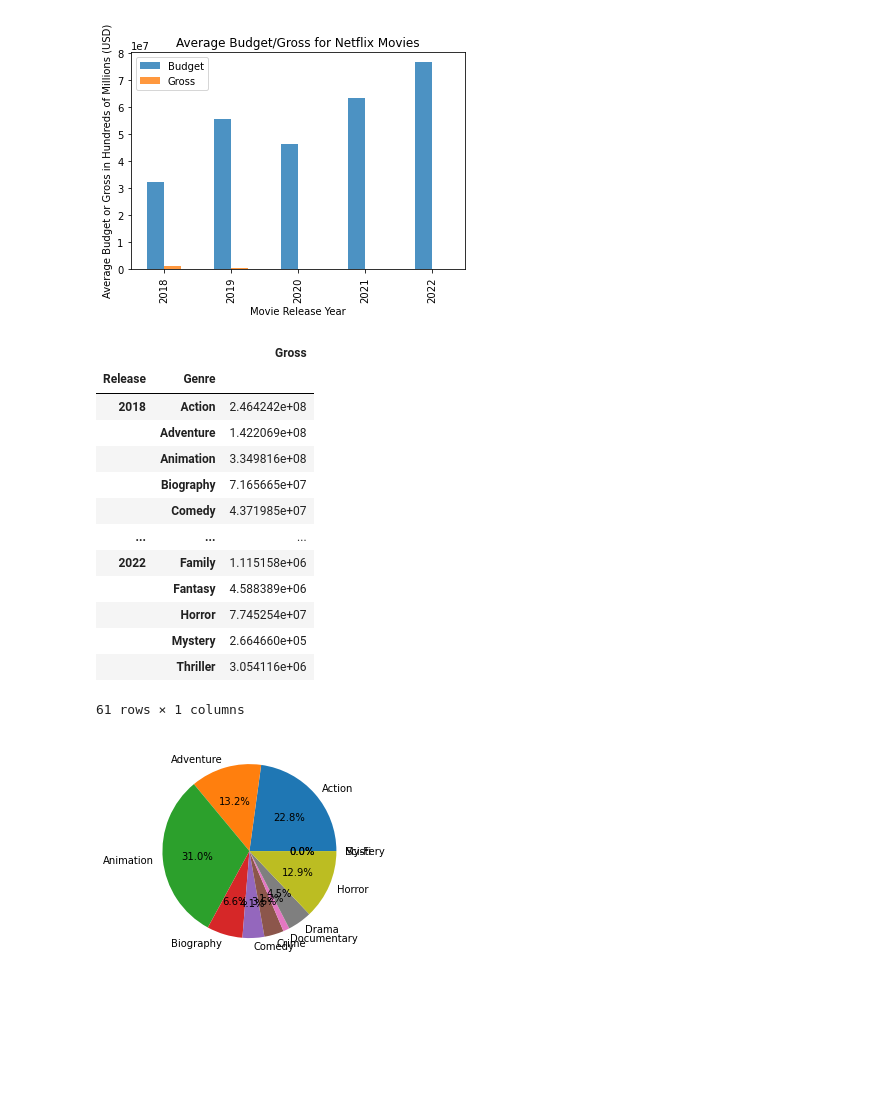
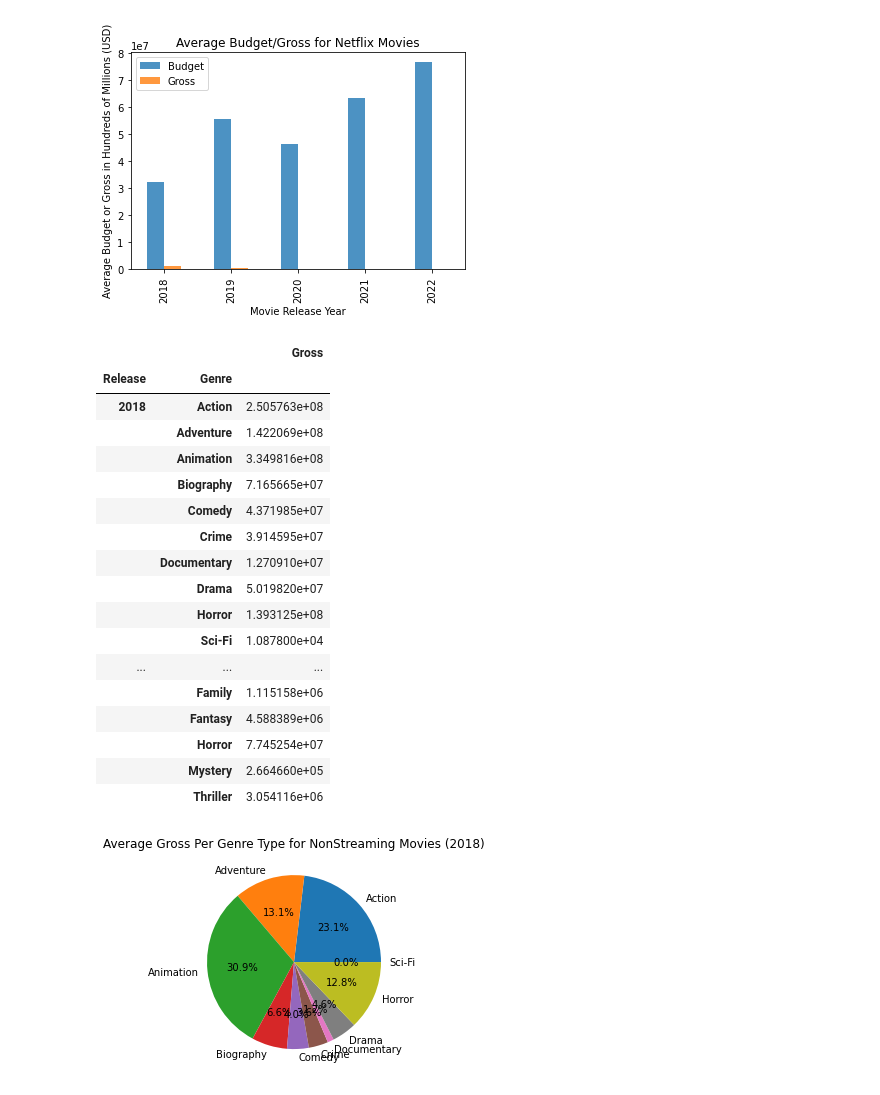
Before and after one commit to csamaro/project_01_group_11_movies, a Jupyter notebook: gross_analysis.ipynb, the cells around one changed output. Cells and saved outputs as stored; diff of their text form; code cells hidden in the pictures; blank space fills up the shorter version.

Commit message:
commiting revised graphs

```diff
--- a/gross_analysis.ipynb
+++ b/gross_analysis.ipynb
@@ -44,0 +48,4 @@ streaming_df = cleaned_movie_pd.loc[(cleaned_movie_pd["Platform"] == "netflix"),
+# %%
+# drop imdbID == tt10579952 (budget not in USD)
+cleaned_movie_pd_drop = cleaned_movie_pd.drop(index = 950)
+cleaned_movie_pd_drop
@@ -45,8 +66,8 @@ streaming_df = cleaned_movie_pd.loc[(cleaned_movie_pd["Platform"] == "netflix"),
 # %%
 # convert Release date to datetime data type
 # then get only the released year
-cleaned_movie_pd["Release"] = pd.to_datetime(cleaned_movie_pd["Release"]).dt.year
-cleaned_movie_pd.head()
+cleaned_movie_pd_drop["Release"] = pd.to_datetime(cleaned_movie_pd_drop["Release"]).dt.year
+cleaned_movie_pd_drop
 # %% [output]
 |  | Title | Type | Release | Runtime | Genre | Nominations | Metascore | imdbRating | imdbVotes | imdbID | ... |
 | 0 | Insidious: The Last Key | Movie | 2018 | 6180.0 | Horror | NaN | 49.0 | 5.7 | 63102 | tt5726086 | ... |
@@ -126,2 +154,6 @@ plt.show()
+# %%
+# split data groups to non-streaming and streaming (netflix)
+non_streaming_df = cleaned_movie_pd_drop.loc[(cleaned_movie_pd_drop["Platform"] == "others"), :]
+streaming_df = cleaned_movie_pd_drop.loc[(cleaned_movie_pd_drop["Platform"] == "netflix"), :]
 # %%
 # plot the movie gross against release year for non-streaming & streaming film types
@@ -150,30 +191,35 @@ plt.show()
 # %% [output]
 [figure]
 # %%
-# Average Gross per genre
-genre_df = pd.DataFrame(cleaned_movie_pd.groupby(["Release", "Genre"])["Gross"].mean().fillna(0))
+# Average Gross per genre for nonstreaming movies (some do not have gross value)
+genre_df = pd.DataFrame(non_streaming_df.groupby(["Release", "Genre"])["Gross"].mean().dropna())
 genre_df
 # %% [output]
 |  |  | Gross |
 | Release | Genre |  |
-| 2018 | Action | 2.464242e+08 |
+| 2018 | Action | 2.505763e+08 |
 |  | Adventure | 1.422069e+08 |
 |  | Animation | 3.349816e+08 |
 |  | Biography | 7.165665e+07 |
 |  | Comedy | 4.371985e+07 |
+|  | Crime | 3.914595e+07 |
+|  | Documentary | 1.270910e+07 |
+|  | Drama | 5.019820e+07 |
+|  | Horror | 1.393125e+08 |
+|  | Sci-Fi | 1.087800e+04 |
 | ... | ... | ... |
-| 2022 | Family | 1.115158e+06 |
+|  | Family | 1.115158e+06 |
 |  | Fantasy | 4.588389e+06 |
 |  | Horror | 7.745254e+07 |
 |  | Mystery | 2.664660e+05 |
 |  | Thriller | 3.054116e+06 |
-61 rows × 1 columns
 # %%
-# gross per genre type for 2018
+# gross per genre type for 2018 for nonstreaming movies
 genre_df_2018 = genre_df.loc[2018].reset_index(drop = False)
 
 plt.pie(genre_df_2018["Gross"], labels = genre_df_2018["Genre"], autopct="%1.1f%%")
+plt.title("Average Gross Per Genre Type for NonStreaming Movies (2018)")
 plt.show()
 # %% [output]
-[figure, old version]
+[figure, new version]
 # %%
```
Also changed, not shown: parts of 14 cells of this notebook.
